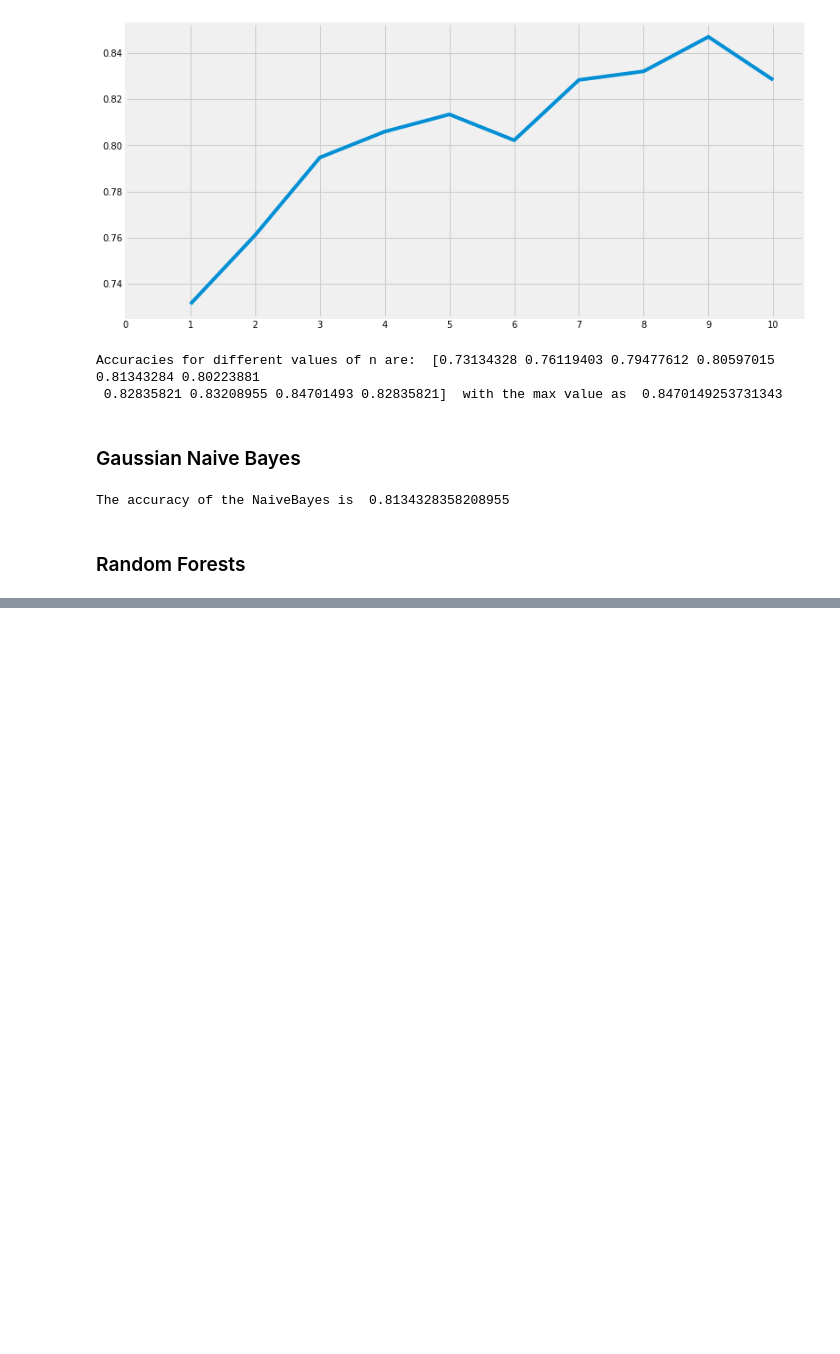
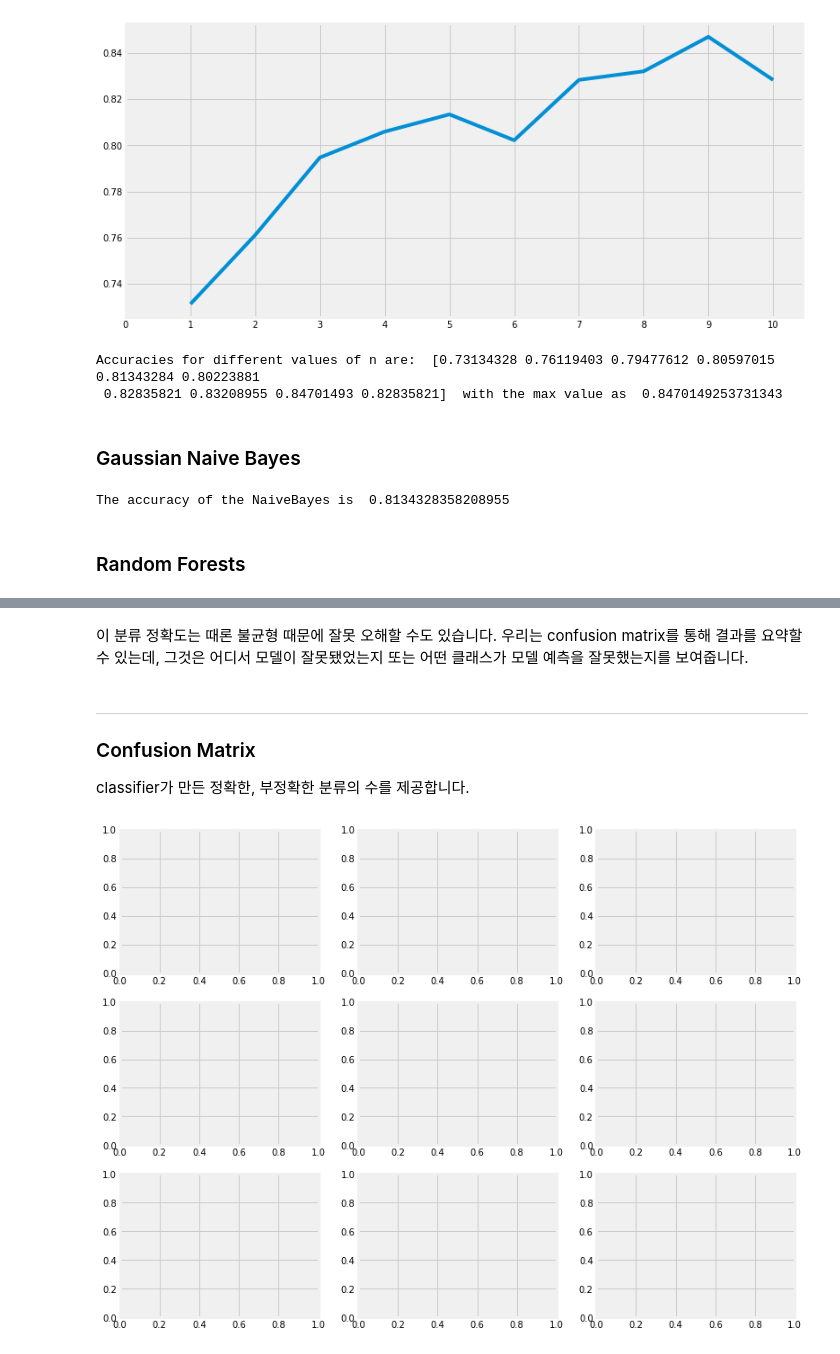
Before and after one commit to shwldus3/data-analysis-practice, a Jupyter notebook: 01_titanic.ipynb, the cells around one changed output, grey strips where cells are left out. Drawn from its saved outputs; the diff is of its cells as text; code cells hidden in the pictures; blank space fills up the shorter version.

```diff
--- a/01_titanic.ipynb
+++ b/01_titanic.ipynb
@@ -799,0 +869,13 @@ The accuracy of the Random Forests is 0.8246268656716418
+# %% [markdown]
+이 분류 정확도는 때론 불균형 때문에 잘못 오해할 수도 있습니다. 우리는 confusion matrix를 통해 결과를 요약할 수 있는데, 그것은 어디서 모델이 잘못됐었는지 또는 어떤 클래스가 모델 예측을 잘못했는지를 보여줍니다.
+# %% [markdown]
+---
+
+### Confusion Matrix
+
+classifier가 만든 정확한, 부정확한 분류의 수를 제공합니다.
+# %%
+f,ax = plt.subplots(3,3,figsize=(12,10))
+y_pred = cross_val_predict(svm.SVC(kernel='rbf'), X, Y, cv=10)
+# %% [output]
+[figure, added]
```
Also changed, not shown: parts of 14 cells of this notebook.
